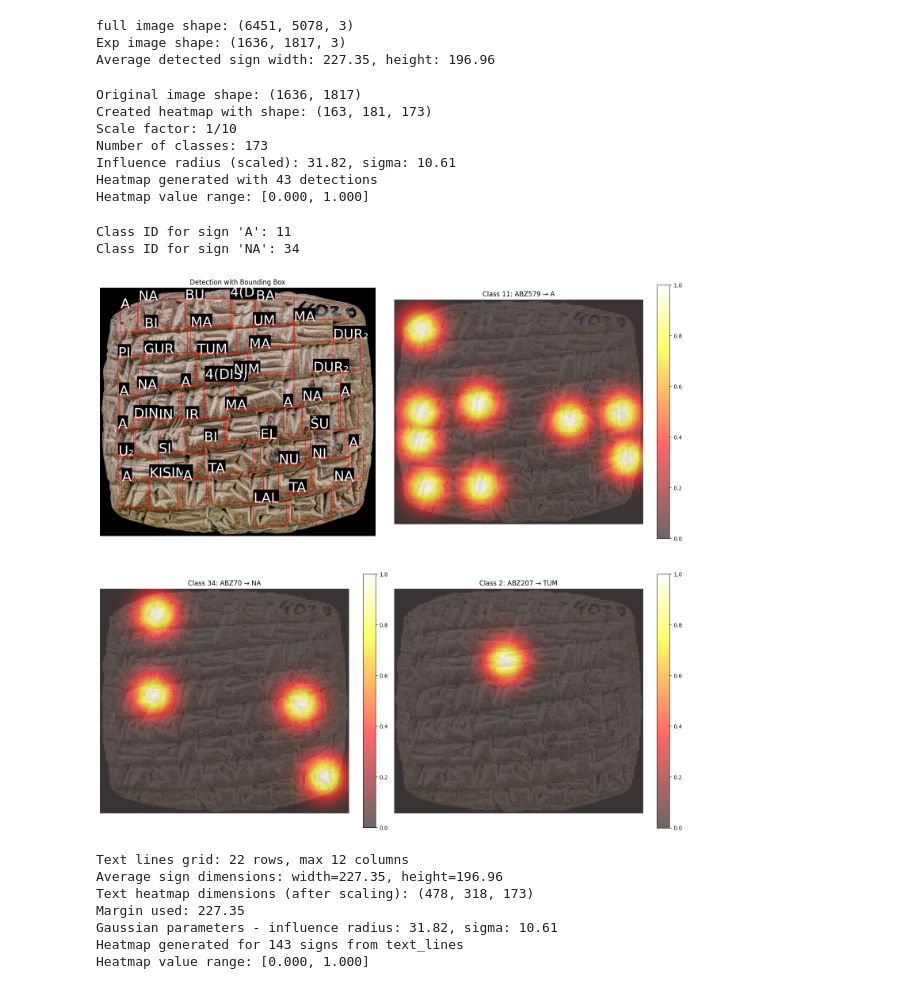
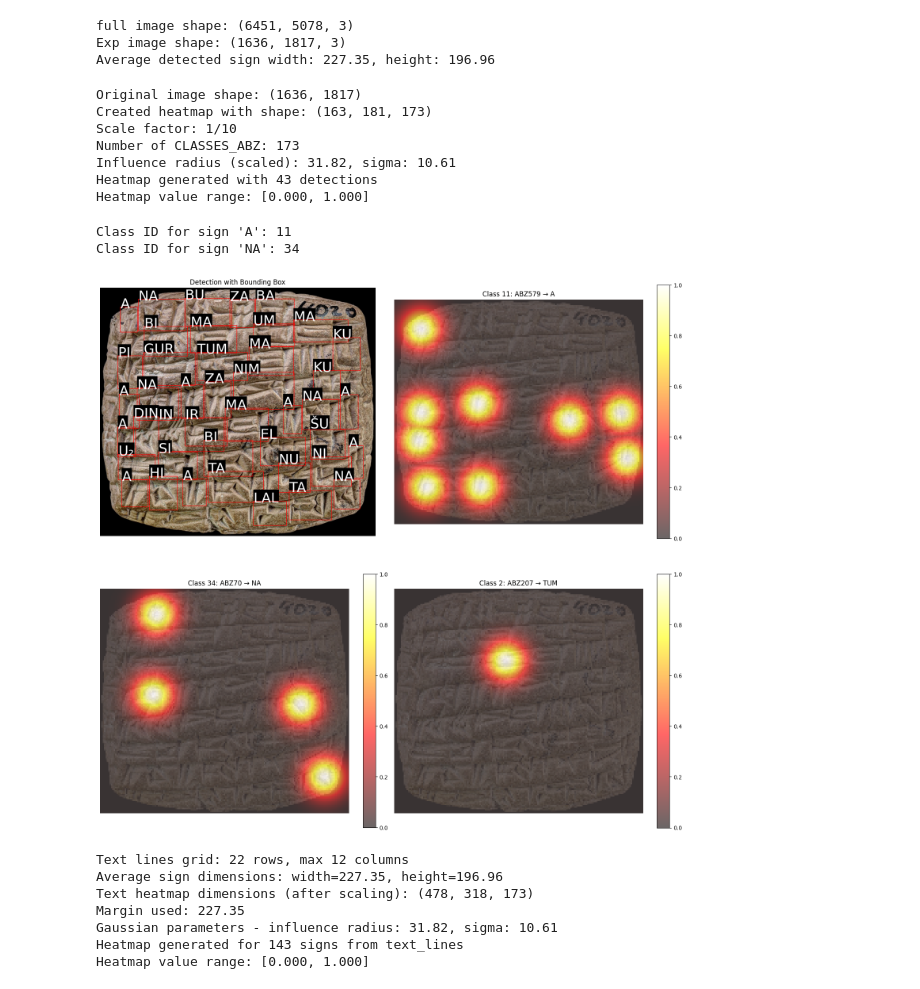
Before and after one commit to ElectronicBabylonianLiterature/cuneiform-ocr, a Jupyter notebook: signs_alignment.ipynb, the cells around one changed output. Saved outputs shown, nothing was run; the diff lists cells and outputs as text; code cells hidden in the pictures.

```diff
--- a/signs_alignment.ipynb
+++ b/signs_alignment.ipynb
@@ -70,7 +85,7 @@ ABZ461 ABZ214 ABZ3...
   Text lines: 22, total signs: 143
 # %%
 # detect signs
-tablet_detector = sa.TabletImageDetector(model, sa.CLASSES, SCORE_THRESHOLD, keep_crops=True)
+tablet_detector = sa.TabletImageDetector(model, sa.CLASSES_ABZ, SCORE_THRESHOLD, keep_crops=True)
 detections = tablet_detector.detect(img)
 
 det_bbox_visualizer = sa.BboxVisualizer(boxes_color=(255, 0, 0)) # red for detections
@@ -103,7 +118,7 @@ scale_factor = 10
 heatmap, influence_radius, sigma = sa.create_detection_heatmap(
     exp_image.detections,
     exp_image.img.shape,
-    sa.CLASSES,
+    sa.CLASSES_ABZ,
     scale_factor=scale_factor,
     avg_width=avg_width,
     avg_height=avg_height
@@ -112,7 +127,7 @@ heatmap, influence_radius, sigma = sa.create_detection_heatmap(
 print(f"Original image shape: {exp_image.img.shape[:2]}")
 print(f"Created heatmap with shape: {heatmap.shape}")
 print(f"Scale factor: 1/{scale_factor}")
-print(f"Number of classes: {len(sa.CLASSES)}")
+print(f"Number of CLASSES_ABZ: {len(sa.CLASSES_ABZ)}")
 print(f"Influence radius (scaled): {influence_radius:.2f}, sigma: {sigma:.2f}")
 print(f"Heatmap generated with {len(exp_image.detections)} detections")
 print(f"Heatmap value range: [{heatmap.min():.3f}, {heatmap.max():.3f}]")
@@ -120,34 +135,34 @@ print(f"Heatmap value range: [{heatmap.min():.3f}, {heatmap.max():.3f}]")
 Original image shape: (1636, 1817)
 Created heatmap with shape: (163, 181, 173)
 Scale factor: 1/10
-Number of classes: 173
+Number of CLASSES_ABZ: 173
 Influence radius (scaled): 31.82, sigma: 10.61
 Heatmap generated with 43 detections
 Heatmap value range: [0.000, 1.000]
 # %%
 # Visualize exp image heatmap
 
 heatmap_visualizer = sa.HeatmapVisualizer()
 # find class id for sign name "A"
 class_id_for_A = None
 class_id_for_NA = None
-for i, abz_name in enumerate(sa.CLASSES):
+for i, abz_name in enumerate(sa.CLASSES_ABZ):
     if sa.abz_to_sign_name(abz_name) == "A":
         class_id_for_A = i
         break
-for i, abz_name in enumerate(sa.CLASSES):
+for i, abz_name in enumerate(sa.CLASSES_ABZ):
     if sa.abz_to_sign_name(abz_name) == "NA":
         class_id_for_NA = i
         break
 print(f"Class ID for sign 'A': {class_id_for_A}")
 print(f"Class ID for sign 'NA': {class_id_for_NA}")
 
 heatmap_visualizer.draw_heatmap(exp_image.img, heatmap, channels=(class_id_for_A, class_id_for_NA, 2), detection = exp_image.detections)
 heatmap_visualizer.display_result(vis_opt = "draw")
 # %% [output]
 Class ID for sign 'A': 11
 Class ID for sign 'NA': 34
-[figure, old version]
+[figure, new version]
 # %%
 # Create heatmap from text_lines with synthetic sign positions
 
```
Also changed, not shown: parts of 13 cells of this notebook, 2 other files.
